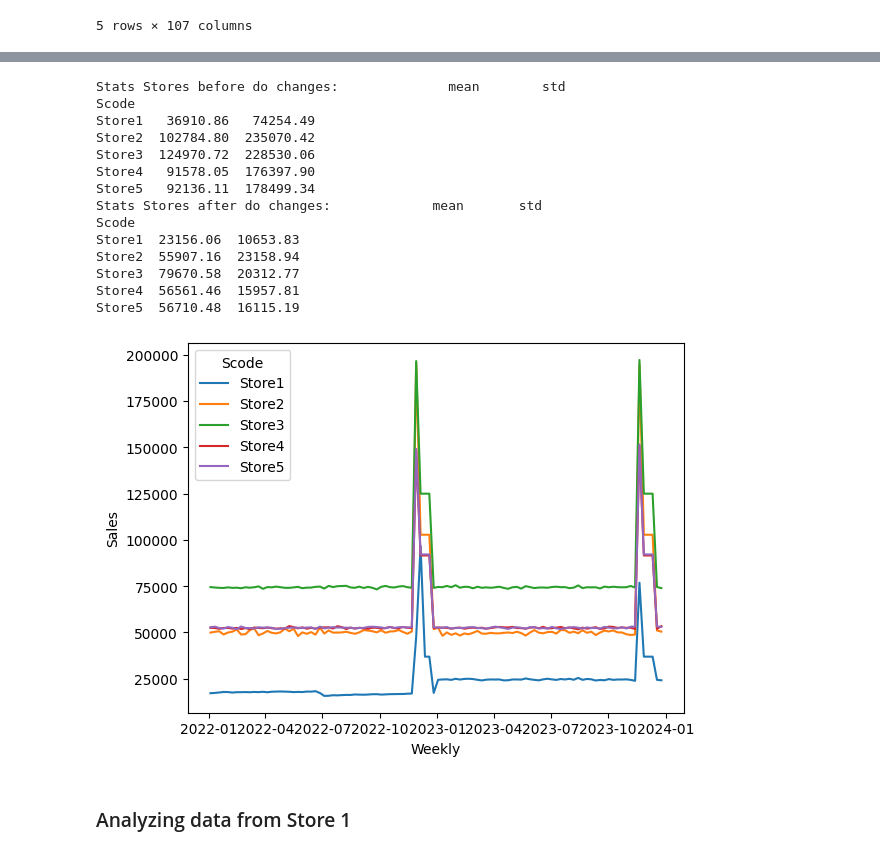
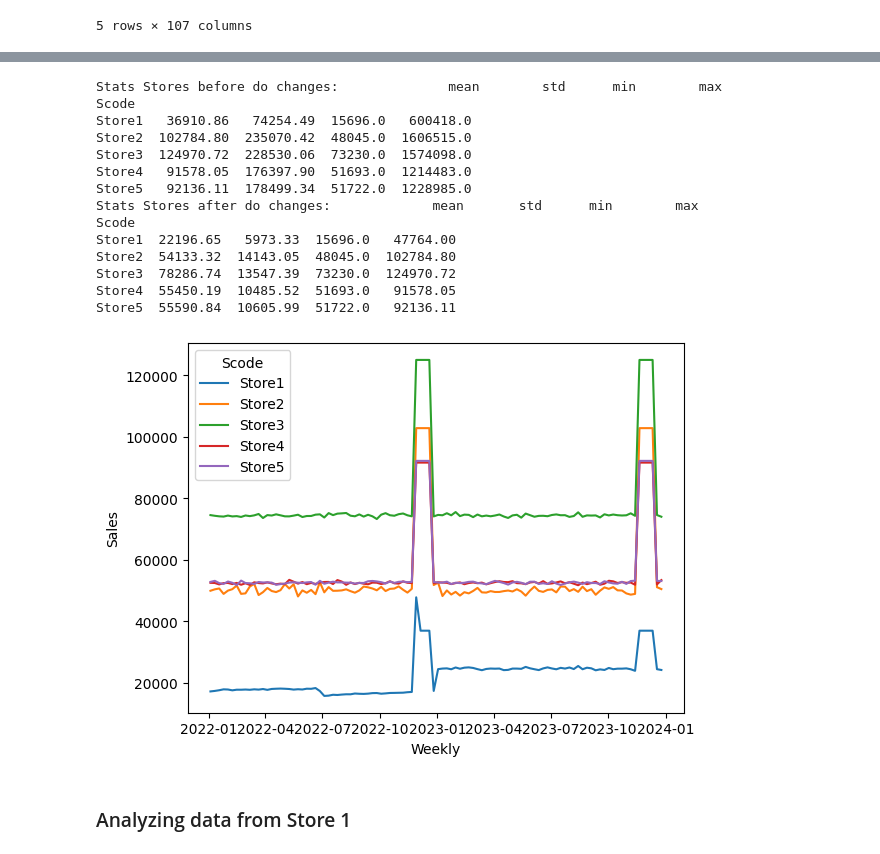
Before and after one commit to superpanditas/Quinio, a Jupyter notebook: Copia_de_Weekly_SKU_level_Product_Sales_Transactions.ipynb, the cells around one changed output, grey strips where cells are left out. Cells and saved outputs as stored; diff of their text form; code cells hidden in the pictures.

```diff
--- a/Copia_de_Weekly_SKU_level_Product_Sales_Transactions.ipynb
+++ b/Copia_de_Weekly_SKU_level_Product_Sales_Transactions.ipynb
@@ -110,7 +115,9 @@ data_stores_sum = data_stores.groupby('Scode').agg('sum')
 def calculate_stats(row):
   mean = row.mean()
   std = row.std()
-  return pd.Series({'mean': mean, 'std': std})
+  min = row.min()
+  max = row.max()
+  return pd.Series({'mean': mean, 'std': std, 'min': min, 'max': max})
 
 # get stats from data_stores_sum
 b_stats_stores = data_stores_sum.apply(calculate_stats, axis=1)
@@ -120,44 +127,44 @@ print('Stats Stores before do changes:', b_stats_stores.round(2))
 
 # function to replace outliers according to a condition
 def replace_outliers(row, columns):
     mean = row.mean()
     std = row.std()
-    result = np.where(np.abs(row - mean) > 1 * std, mean, row)
+    result = np.where(np.abs(row - mean) > 0.3 * std, mean, row)
     return pd.Series(result, index=columns)
 
 # Columns
 columns = data_stores_sum.columns
 
 # Apply to dataframe call data_stores_sum
 data_stores_adj = data_stores_sum.apply(lambda row: replace_outliers(row, columns), axis=1)
 
 # Print Stats after do changes
 a_stats_stores = data_stores_adj.apply(calculate_stats, axis=1)
 print('Stats Stores after do changes:', a_stats_stores.round(2))
 
 
 data_stores_adj = data_stores_adj.reset_index()
 # Convert columns to variables
 data_stores_melted = pd.melt(data_stores_adj, id_vars='Scode', var_name='Weekly', value_name='Sales')
 #print(data_stores_melted)
 
 
 # Visualize data
 sns.lineplot(x='Weekly', y='Sales', hue='Scode', data=data_stores_melted)
 plt.show()
 # %% [output]
-Stats Stores before do changes:              mean        std
+Stats Stores before do changes:              mean        std      min        max
 Scode
-Store1   36910.86   74254.49
-Store2  102784.80  235070.42
-Store3  124970.72  228530.06
-Store4   91578.05  176397.90
-Store5   92136.11  178499.34
-Stats Stores after do changes:             mean       std
+Store1   36910.86   74254.49  15696.0   600418.0
+Store2  102784.80  235070.42  48045.0  1606515.0
+Store3  124970.72  228530.06  73230.0  1574098.0
+Store4   91578.05  176397.90  51693.0  1214483.0
+Store5   92136.11  178499.34  51722.0  1228985.0
+Stats Stores after do changes:             mean       std      min        max
 Scode
-Store1  23156.06  10653.83
-Store2  55907.16  23158.94
-Store3  79670.58  20312.77
-Store4  56561.46  15957.81
-Store5  56710.48  16115.19
+Store1  22196.65   5973.33  15696.0   47764.00
+Store2  54133.32  14143.05  48045.0  102784.80
+Store3  78286.74  13547.39  73230.0  124970.72
+Store4  55450.19  10485.52  51693.0   91578.05
+Store5  55590.84  10605.99  51722.0   92136.11
-[figure, old version]
+[figure, new version]
```
Also changed, not shown: parts of 3 cells of this notebook.
